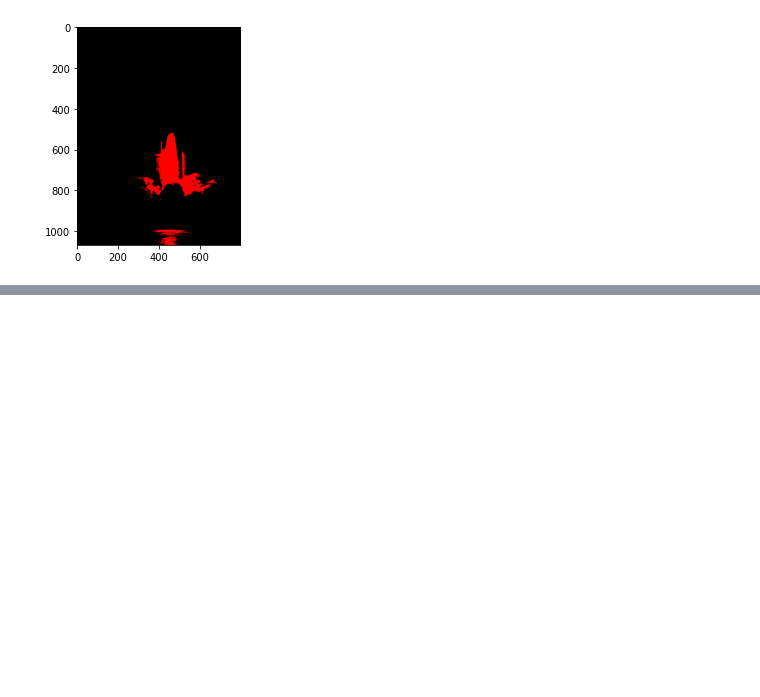
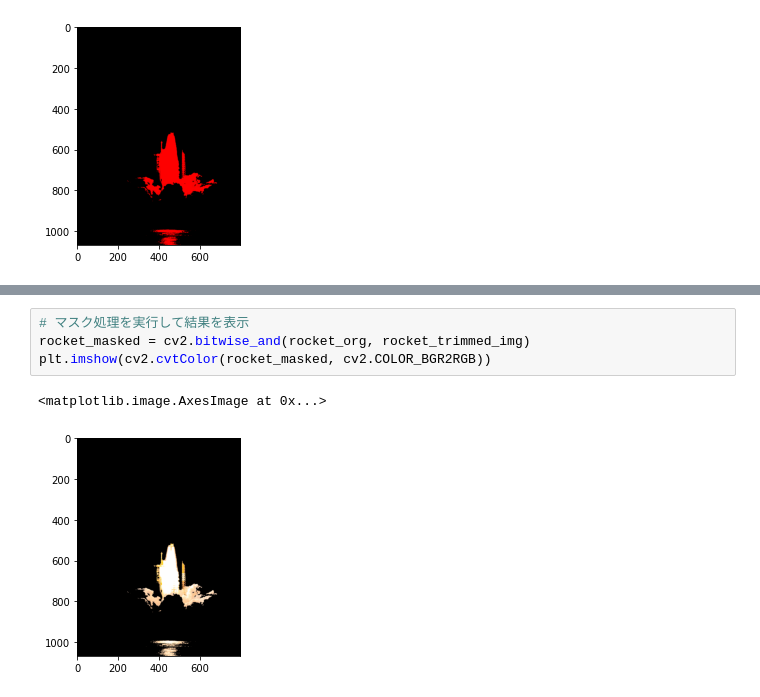
Before and after one commit to haruka20010217/class, a Jupyter notebook: Seminar.ipynb, the cells around one changed output, grey strips where cells are left out. Drawn from its saved outputs; the diff is of its cells as text; blank space fills up the shorter version.

```diff
--- a/Seminar.ipynb
+++ b/Seminar.ipynb
@@ -412,0 +433,7 @@ plt.imshow(cv2.cvtColor(rocket_r_trimmed, cv2.COLOR_BGR2RGB))
+# %%
+# マスク処理を実行して結果を表示
+rocket_masked = cv2.bitwise_and(rocket_org, rocket_trimmed_img)
+plt.imshow(cv2.cvtColor(rocket_masked, cv2.COLOR_BGR2RGB))
+# %% [output]
+<matplotlib.image.AxesImage at 0x...>
+[figure, added]
```
Also changed, not shown: parts of 18 cells of this notebook.
